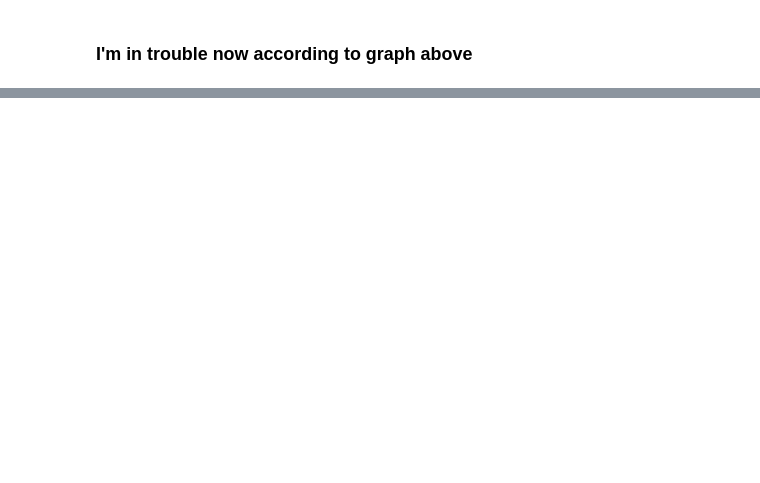
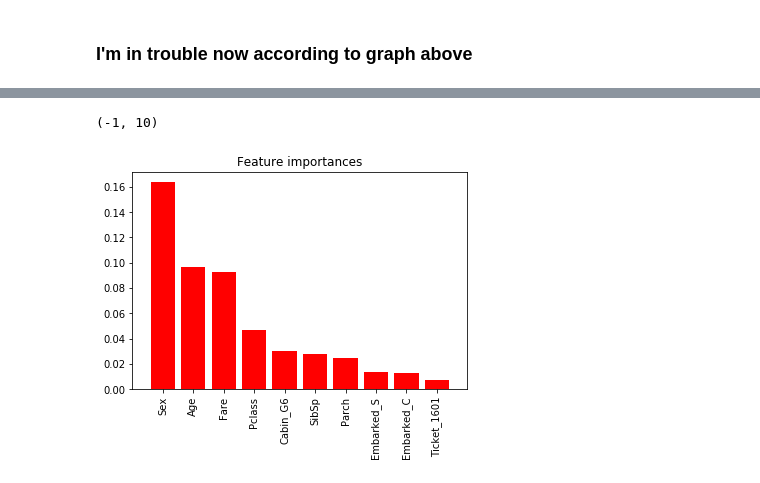
Before and after one commit to xnd-r/ML_course, a Jupyter notebook: Titanic.ipynb, the cells around one changed output, grey strips where cells are left out. Drawn from its saved outputs; the diff is of its cells as text; code cells hidden in the pictures; blank space fills up the shorter version.

```diff
--- a/Titanic.ipynb
+++ b/Titanic.ipynb
@@ -395,0 +563,12 @@ print(err_train, err_test)
+# %%
+importances = rf.feature_importances_
+indices = np.argsort(importances)[::-1]
+# %%
+d_first = 10
+plt.title("Feature importances")
+plt.bar(range(d_first), importances[indices[:d_first]], align = 'center', color = 'r')
+plt.xticks(range(d_first), feature_names[indices[:d_first]], rotation = 90)
+plt.xlim([-1, d_first])
+# %% [output]
+(-1, 10)
+[figure, added]
```
Also changed, not shown: parts of 34 cells of this notebook.
